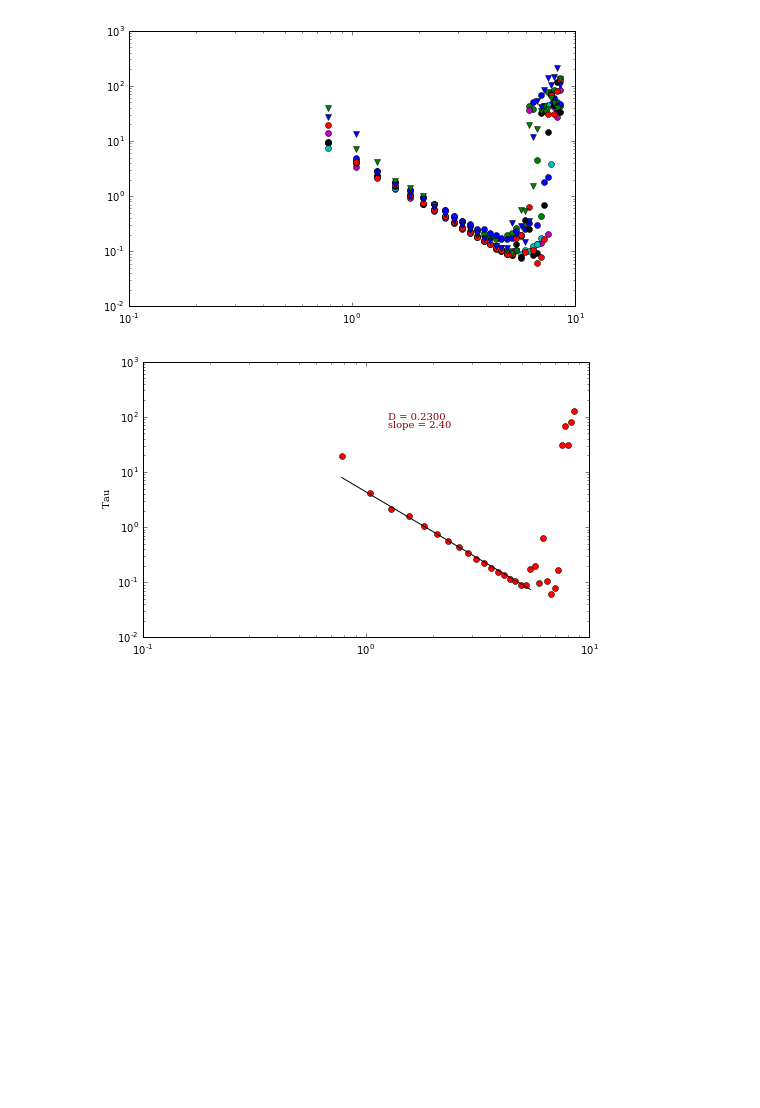
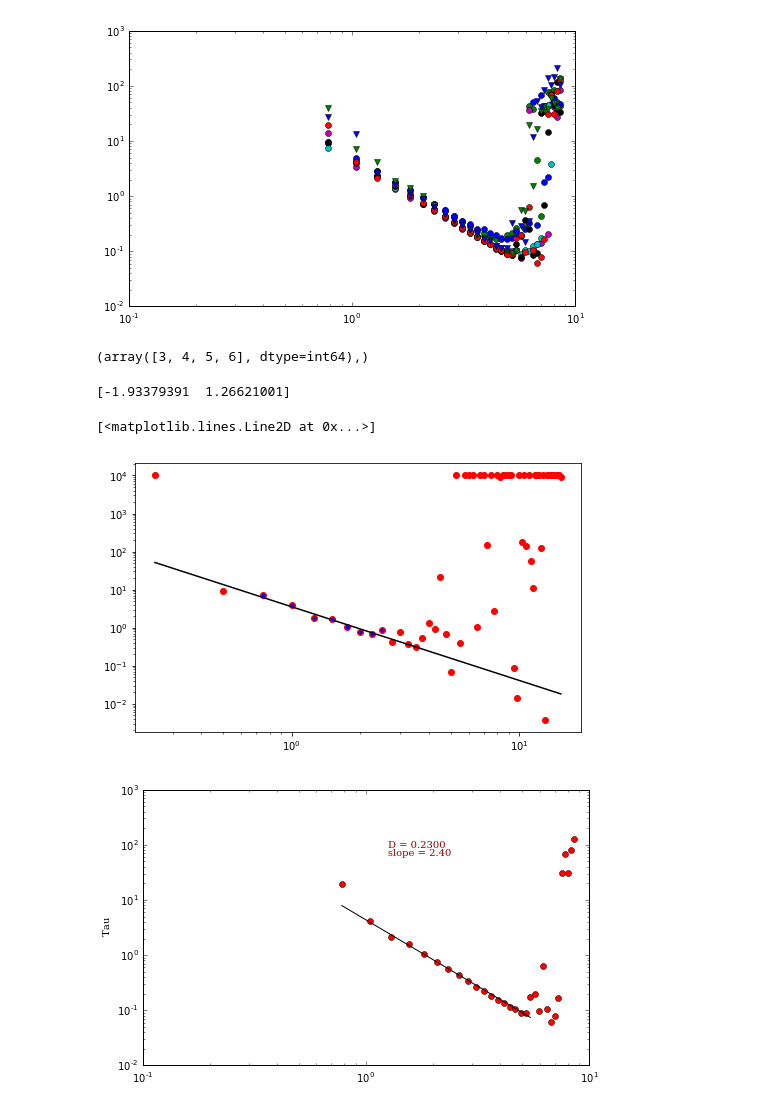
Before and after one commit to rmcgorty/Differential-Dynamic-Microscopy---Python, a Jupyter notebook: Plotting all q vs tau and getting diffusion coefficient.ipynb, the cells around one changed output. Drawn from its saved outputs; the diff is of its cells as text; code cells hidden in the pictures; blank space fills up the shorter version.

```diff
--- a/Plotting all q vs tau and getting diffusion coefficient.ipynb
+++ b/Plotting all q vs tau and getting diffusion coefficient.ipynb
@@ -518,3 +616,23 @@ tauSTD = np.std(tau,axis=0)
 # %%
 DC = np.zeros(len(SS))
 Sa = np.zeros(len(SS))
+# %%
+b = np.where((q>=0.7)&(q<=1.7))
+b
+# %% [output]
+(array([3, 4, 5, 6], dtype=int64),)
+# %%
+b = np.where((q>=0.6)&(q<=2.7))
+a = np.polyfit( np.log(q[b[0]]),np.log(tauB[0,b[0]]), 1)
+slope = a[0]
+coef1 = np.exp(a[1])
+
+print(a)
+fig,ax = plt.subplots(figsize=(8,8/1.618))
+ax.loglog(q[1:-2],tauB[0,1:-1],'ro')
+ax.loglog(q[1:-2], coef1*(q[1:-2])**slope, '-k')
+ax.loglog(q[b[0]],tauB[0,b[0]],'b.')
+# %% [output]
+[-1.93379391  1.26621001]
+[<matplotlib.lines.Line2D at 0x...>]
+[figure, added]
```
Also changed, not shown: parts of 30 cells of this notebook, 1 other file.
